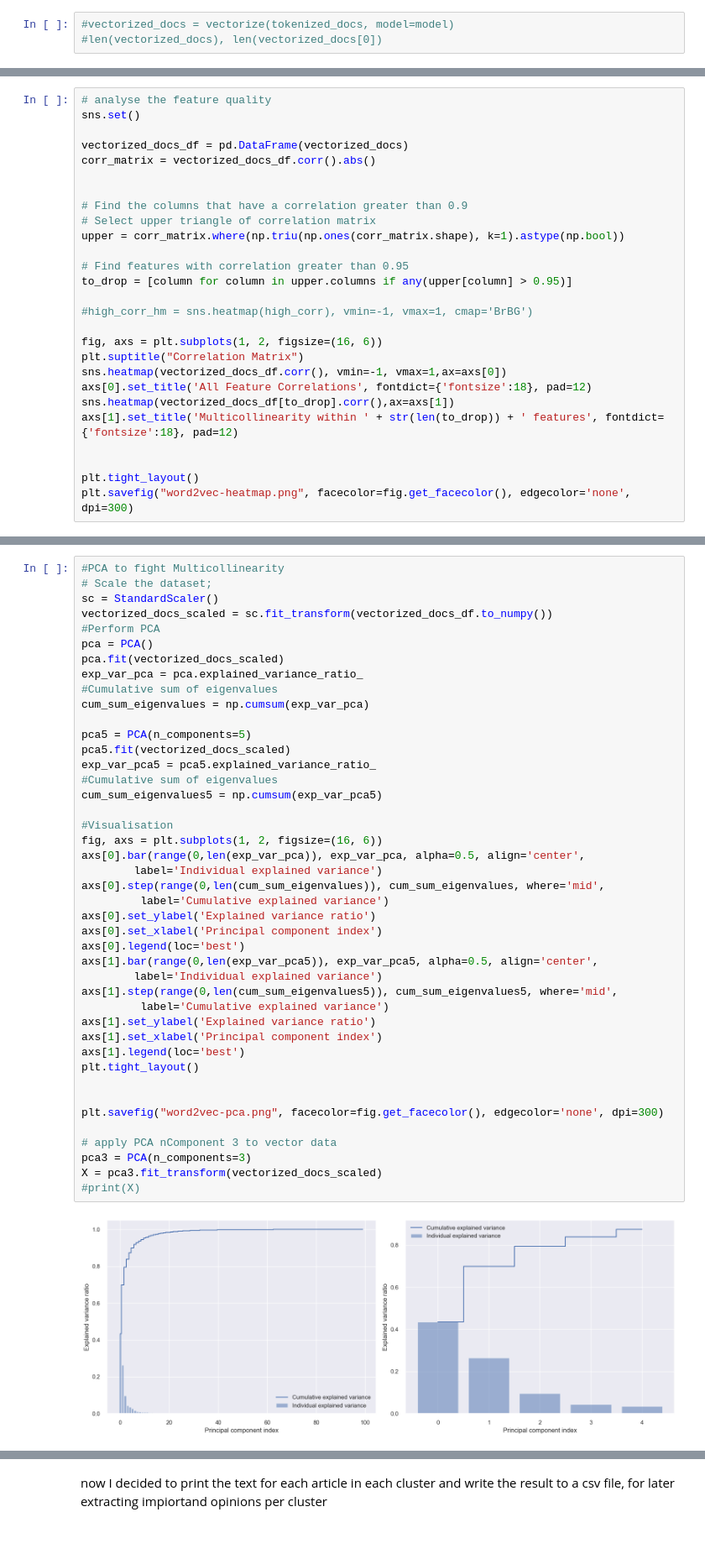
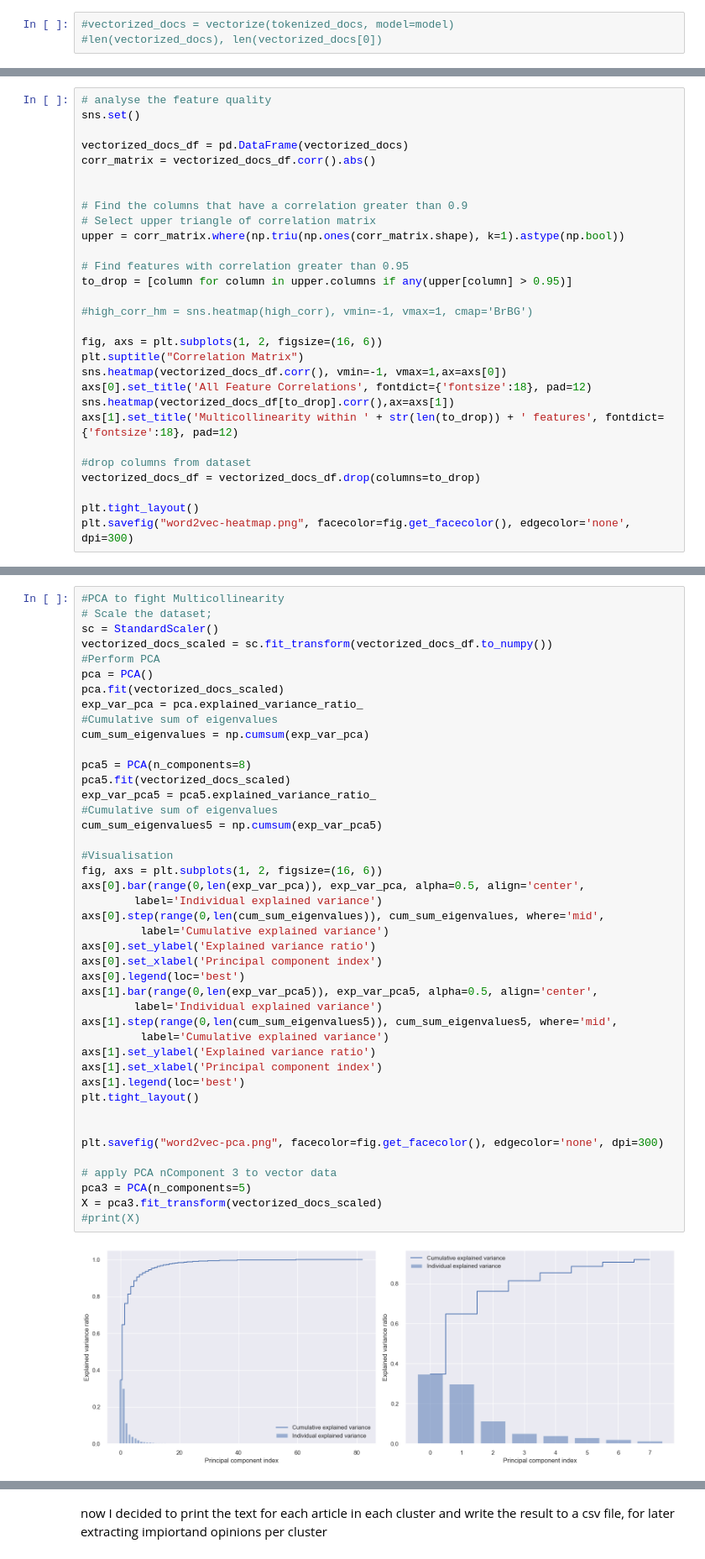
Before and after one commit to lukasthekid/corona-mask-requirement-nlp-analysis, a Jupyter notebook: content/clustering/KNN_Sentiment.ipynb, the cells around one changed output, grey strips where cells are left out. Shown at 84% size. Drawn from its saved outputs; the diff is of its cells as text.

```diff
--- a/content/clustering/KNN_Sentiment.ipynb
+++ b/content/clustering/KNN_Sentiment.ipynb
@@ -202,6 +171,8 @@ axs[0].set_title('All Feature Correlations', fontdict={'fontsize':18}, pad=12)
 sns.heatmap(vectorized_docs_df[to_drop].corr(),ax=axs[1])
 axs[1].set_title('Multicollinearity within ' + str(len(to_drop)) + ' features', fontdict={'fontsize':18}, pad=12)
 
+#drop columns from dataset
+vectorized_docs_df = vectorized_docs_df.drop(columns=to_drop)
 
 plt.tight_layout()
 plt.savefig("word2vec-heatmap.png", facecolor=fig.get_facecolor(), edgecolor='none', dpi=300)
@@ -237,36 +208,36 @@ exp_var_pca = pca.explained_variance_ratio_
 #Cumulative sum of eigenvalues
 cum_sum_eigenvalues = np.cumsum(exp_var_pca)
 
-pca5 = PCA(n_components=5)
+pca5 = PCA(n_components=8)
 pca5.fit(vectorized_docs_scaled)
 exp_var_pca5 = pca5.explained_variance_ratio_
 #Cumulative sum of eigenvalues
 cum_sum_eigenvalues5 = np.cumsum(exp_var_pca5)
 
 #Visualisation
 fig, axs = plt.subplots(1, 2, figsize=(16, 6))
 axs[0].bar(range(0,len(exp_var_pca)), exp_var_pca, alpha=0.5, align='center',
         label='Individual explained variance')
 axs[0].step(range(0,len(cum_sum_eigenvalues)), cum_sum_eigenvalues, where='mid',
          label='Cumulative explained variance')
 axs[0].set_ylabel('Explained variance ratio')
 axs[0].set_xlabel('Principal component index')
 axs[0].legend(loc='best')
 axs[1].bar(range(0,len(exp_var_pca5)), exp_var_pca5, alpha=0.5, align='center',
         label='Individual explained variance')
 axs[1].step(range(0,len(cum_sum_eigenvalues5)), cum_sum_eigenvalues5, where='mid',
          label='Cumulative explained variance')
 axs[1].set_ylabel('Explained variance ratio')
 axs[1].set_xlabel('Principal component index')
 axs[1].legend(loc='best')
 plt.tight_layout()
 
 
 plt.savefig("word2vec-pca.png", facecolor=fig.get_facecolor(), edgecolor='none', dpi=300)
 
 # apply PCA nComponent 3 to vector data
-pca3 = PCA(n_components=3)
+pca3 = PCA(n_components=5)
 X = pca3.fit_transform(vectorized_docs_scaled)
 #print(X)
 # %% [output]
-[figure, old version]
+[figure, new version]
```
Also changed, not shown: parts of 7 cells of this notebook, 18 other files.
